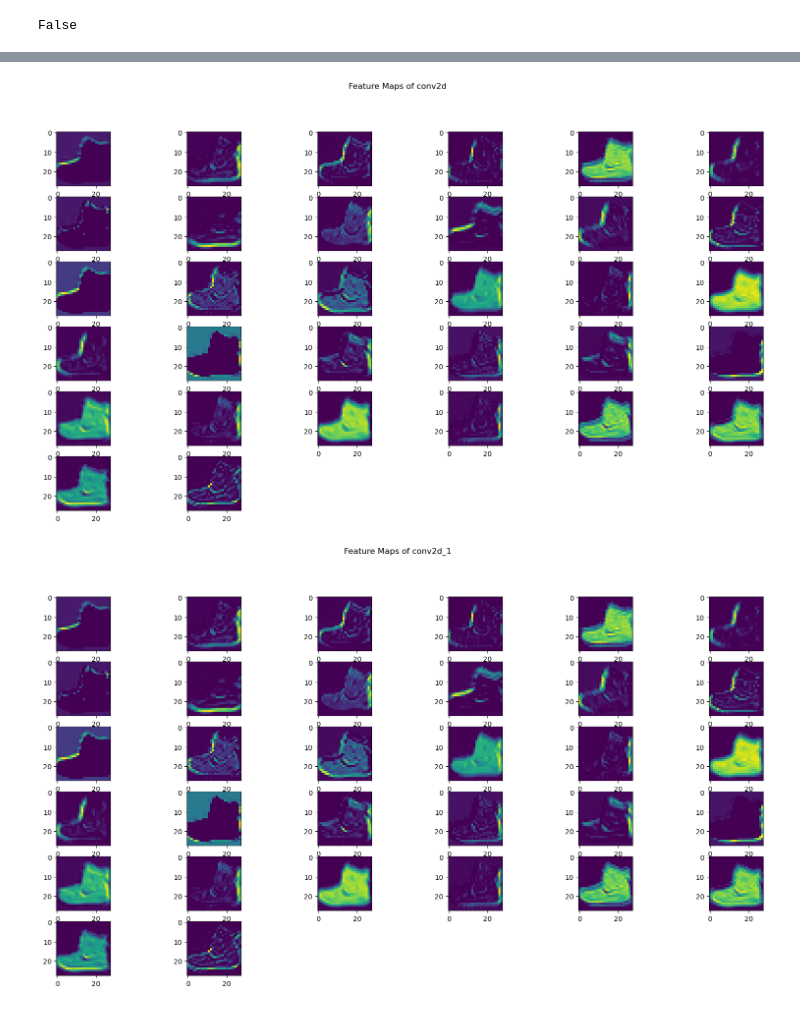
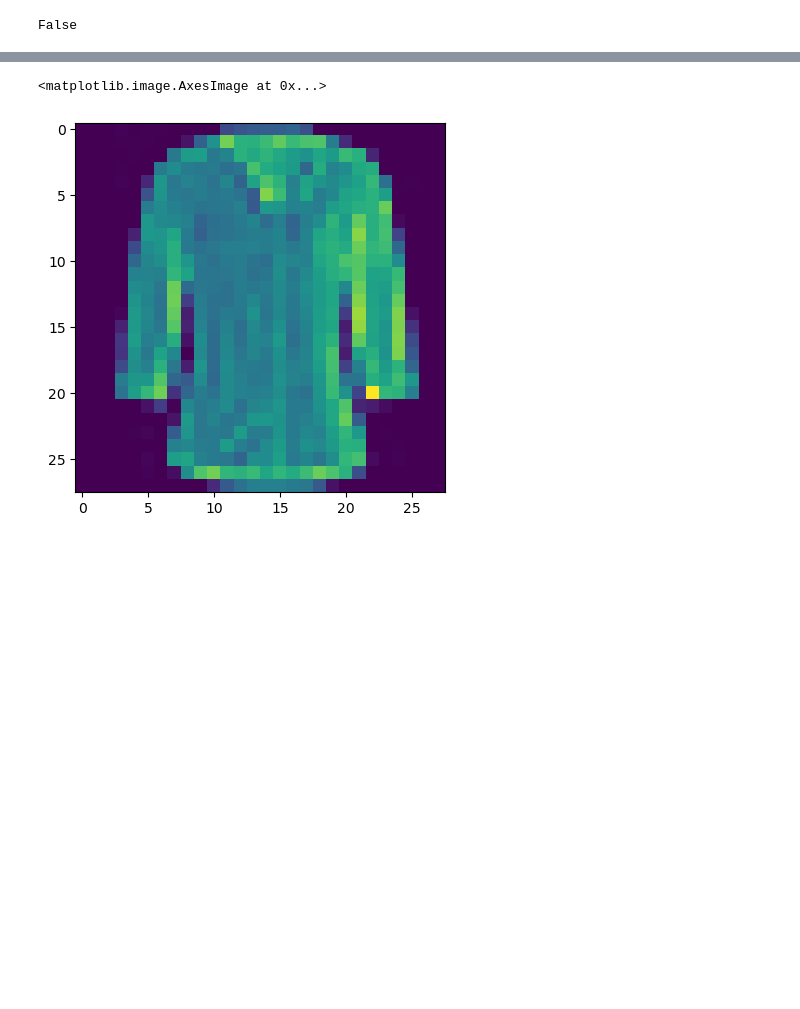
Before and after one commit to marykdev/filoger, a Jupyter notebook: MNISTCNN/FashionMNIST.ipynb, the cells around one changed output, grey strips where cells are left out. Saved outputs shown, nothing was run; the diff lists cells and outputs as text; code cells hidden in the pictures; blank space fills up the shorter version.

```diff
--- a/MNISTCNN/FashionMNIST.ipynb
+++ b/MNISTCNN/FashionMNIST.ipynb
@@ -141,13 +136,5 @@ activations = activation_model.predict(sample_image)
-# %%
-for layer, fmap in zip(layer_name, activations):
-    fig = plt.figure(figsize=(20,10))
-    fig.suptitle(f'Feature Maps of {layer}')
-
-    for i in range(1,features.shape[3]+1):
-        plt.subplot(6,6,i)
-        plt.imshow(fmap[0,:,:,i-1] , cmap='viridis')
-        plt.savefig(os.path.join(output_dir, f'Feature Maps of {layer}.png'))
-plt.show()
-# %% [output]
-[figure, removed]
-[figure, removed]
+# %%
+plt.imshow(X_test[4])
+# %% [output]
+<matplotlib.image.AxesImage at 0x...>
+[figure, added]
```
Also changed, not shown: parts of 5 cells of this notebook, 2 other files.
